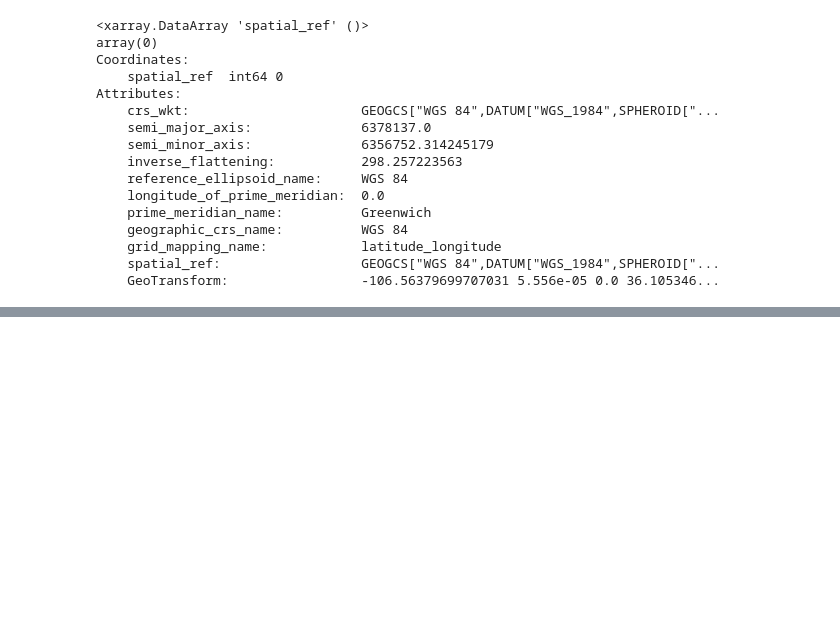
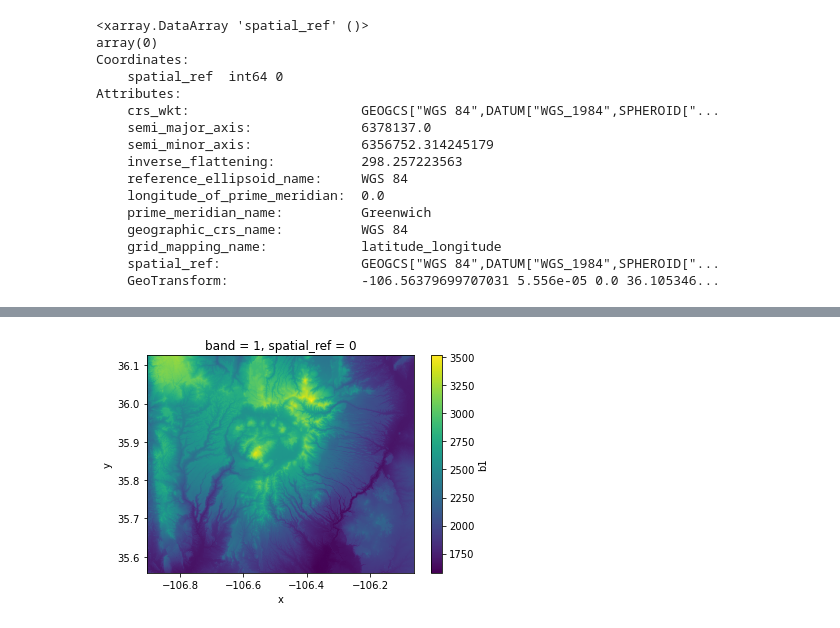
Before and after one commit to SnowEx/uavsar_snow, a Jupyter notebook: incidence_angle/fabdem_resample.ipynb, the cells around one changed output, grey strips where cells are left out. Drawn from its saved outputs; the diff is of its cells as text; code cells hidden in the pictures; blank space fills up the shorter version.

```diff
--- a/incidence_angle/fabdem_resample.ipynb
+++ b/incidence_angle/fabdem_resample.ipynb
@@ -48,4 +62,0 @@ AttributeError: 'DataArray' object has no attribute 'spatialref'
-# %%
-with rio.open('/Users/jacktarricone/ch1_jemez_data/new_py_inc/jemez_fabdem.tif') as src:
-    fabdem = src.read(1)
-plt.imshow(fabdem)
@@ -74,0 +70,7 @@ with rio.open("example.tif") as dataset:
+# %%
+# plot fabdem
+fig, axes = plt.subplots()
+fabdem.plot()
+plt.draw()
+# %% [output]
+[figure, added]
```
Also changed, not shown: parts of 13 cells of this notebook.
